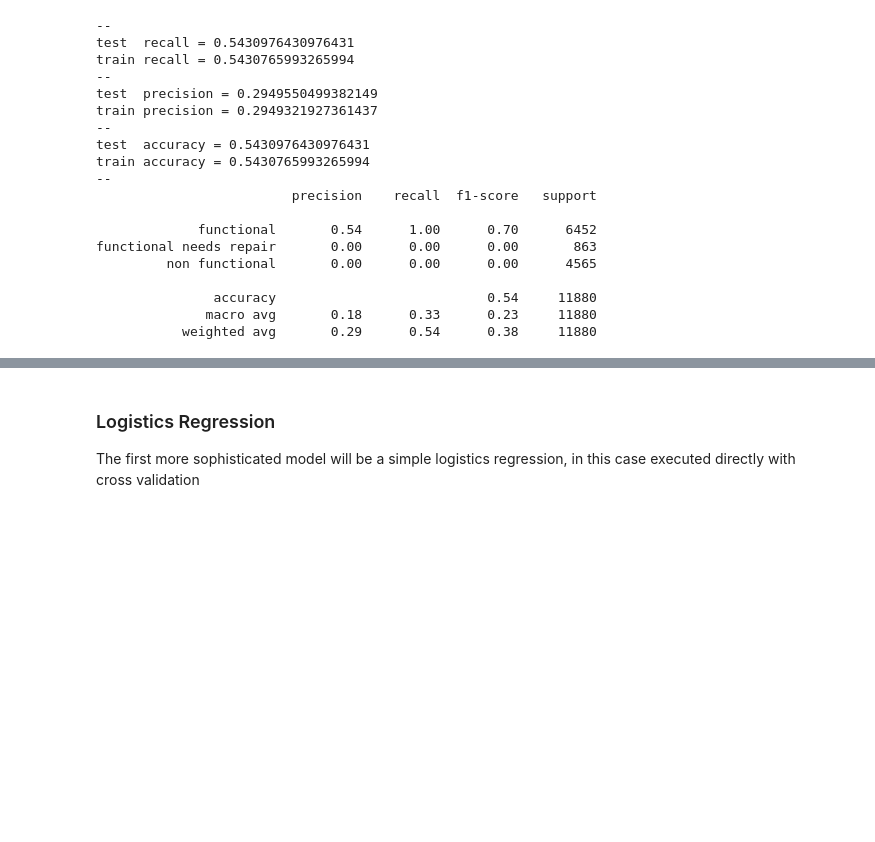
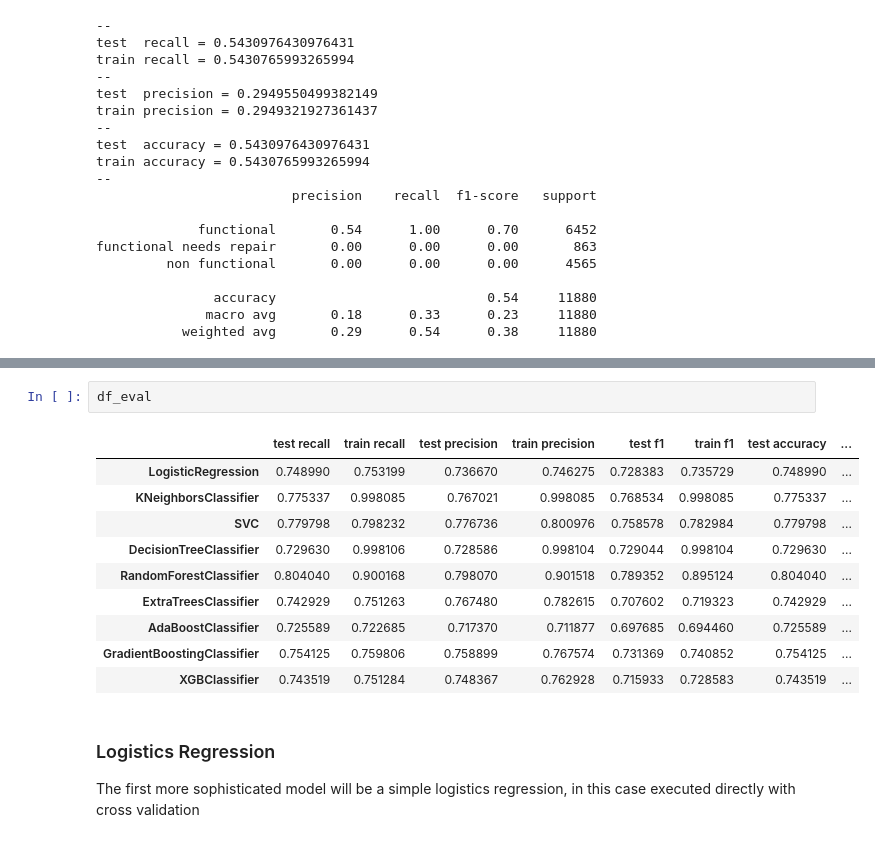
Before and after one commit to torben90/Capstone_NF_Waterpumps_Tanzania, a Jupyter notebook: PumpItUp_Predictive_Modeling.ipynb, the cells around one changed output, grey strips where cells are left out. Drawn from its saved outputs; the diff is of its cells as text; blank space fills up the shorter version.

```diff
--- a/PumpItUp_Predictive_Modeling.ipynb
+++ b/PumpItUp_Predictive_Modeling.ipynb
@@ -294,3 +385,16 @@ functional needs repair       0.00      0.00      0.00       863
+# %%
+df_eval
+# %% [output]
+|  | test recall | train recall | test precision | train precision | test f1 | train f1 | test accuracy | ... |
+| LogisticRegression | 0.748990 | 0.753199 | 0.736670 | 0.746275 | 0.728383 | 0.735729 | 0.748990 | ... |
+| KNeighborsClassifier | 0.775337 | 0.998085 | 0.767021 | 0.998085 | 0.768534 | 0.998085 | 0.775337 | ... |
+| SVC | 0.779798 | 0.798232 | 0.776736 | 0.800976 | 0.758578 | 0.782984 | 0.779798 | ... |
+| DecisionTreeClassifier | 0.729630 | 0.998106 | 0.728586 | 0.998104 | 0.729044 | 0.998104 | 0.729630 | ... |
+| RandomForestClassifier | 0.804040 | 0.900168 | 0.798070 | 0.901518 | 0.789352 | 0.895124 | 0.804040 | ... |
+| ExtraTreesClassifier | 0.742929 | 0.751263 | 0.767480 | 0.782615 | 0.707602 | 0.719323 | 0.742929 | ... |
+| AdaBoostClassifier | 0.725589 | 0.722685 | 0.717370 | 0.711877 | 0.697685 | 0.694460 | 0.725589 | ... |
+| GradientBoostingClassifier | 0.754125 | 0.759806 | 0.758899 | 0.767574 | 0.731369 | 0.740852 | 0.754125 | ... |
+| XGBClassifier | 0.743519 | 0.751284 | 0.748367 | 0.762928 | 0.715933 | 0.728583 | 0.743519 | ... |
 # %% [markdown]
 ### Logistics Regression
 
```
Also changed, not shown: parts of 30 cells of this notebook, 4 other files.
